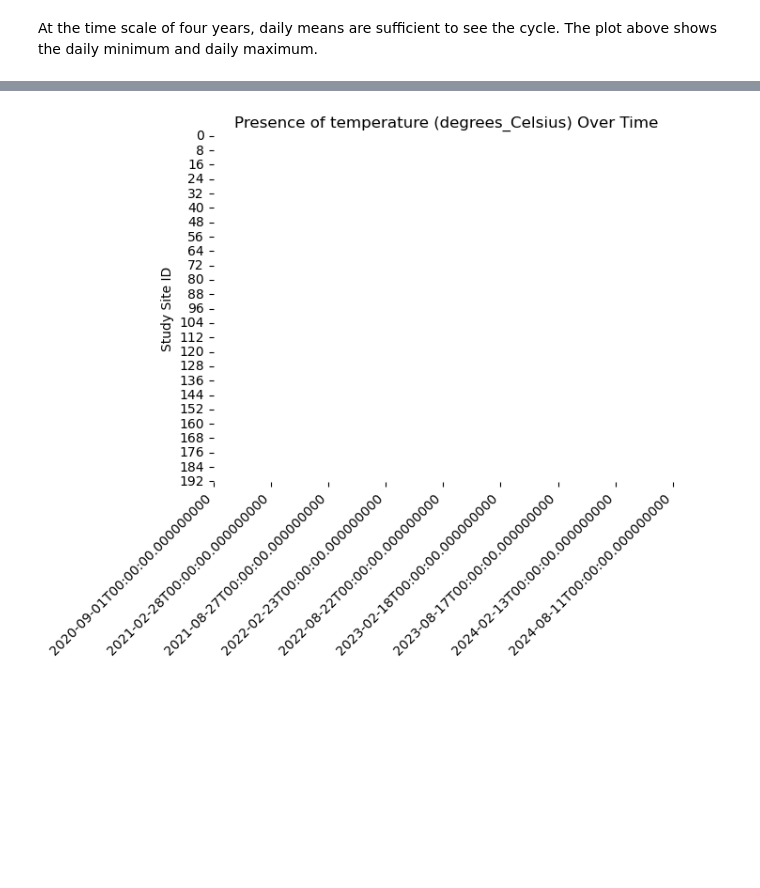
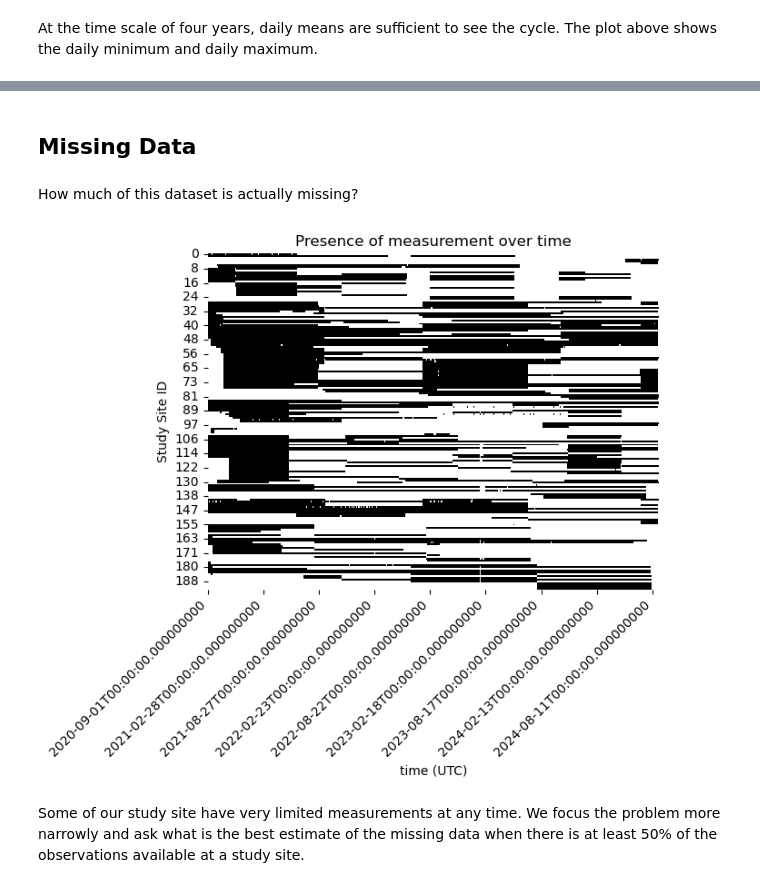
Before and after one commit to jmunroe/OceanDataImputation, a Jupyter notebook: CombineSegments.ipynb, the cells around one changed output, grey strips where cells are left out. Cells and saved outputs as stored; diff of their text form; code cells hidden in the pictures; blank space fills up the shorter version.

```diff
--- a/CombineSegments.ipynb
+++ b/CombineSegments.ipynb
@@ -52,7 +85,7 @@ study_sites
 # %% [markdown]
 For any of these study sites we can consider all of the observational segements at that station and depth.
 # %%
-study_site = study_sites.iloc[83]
+study_site = study_sites.iloc[157]
 
 subset = metadata[ (metadata['waterbody'] == study_site['waterbody']) &  (metadata['station'] == study_site['station']) & (metadata['depth (m)'] == study_site['depth (m)'])]
 display(subset)
@@ -84,7 +117,6 @@ for index, row in subset.iterrows():
 
 series_df = pd.concat(series_segments)
 series_df.sort_index(inplace=True)
-daily_series_df = series_df.resample('D').max()
 
 ax[1].set_title('Resampled to daily mean')
 daily_series_df = series_df.resample('D').min()
@@ -114,36 +146,40 @@ end_date = "2024-08-31"
 
 daily_time_index = pd.date_range(start=start_date, end=end_date, freq='D')
 
-data = pd.DataFrame(index=daily_time_index)
+all_timeseries = []
 
 for study_site_id in tqdm(study_sites.index):
 
     study_site = study_sites.iloc[study_site_id]
     #print(f'[{study_site_id}] {study_site.waterbody}:{study_site.station} at {study_site['depth (m)']} m')
+    study_site_name = f'{study_site.waterbody.replace(' ','')}_{study_site.station.replace(' ','')}_{study_site['depth (m)']:.0f}'
 
     subset = metadata[ (metadata['waterbody'] == study_site['waterbody']) &  (metadata['station'] == study_site['station']) & (metadata['depth (m)'] == study_site['depth (m)'])].copy()
 
-    series_segments = []
-    for segment_id in subset.index:
+    segments = []
+    for segment_id, row in subset.iterrows():
 
         csvfile = f"segments/{row['segment']}.csv"
-        series = pd.read_csv(csvfile, index_col='time (UTC)', parse_dates=True)
+        segment = pd.read_csv(csvfile, index_col='time (UTC)', parse_dates=True)
 
-        series.sort_index(inplace=True)
+        segment.sort_index(inplace=True)
 
         # blank out observations that do not pass QC
-        series[series[qc_flag] != 'Pass'] = np.nan
-        series = series.drop(columns=[qc_flag])
+        segment[segment[qc_flag] != 'Pass'] = np.nan
+        segment = segment.drop(columns=[qc_flag])
 
-        if series.count()[variable] > 0:
-            series_segments.append(series)
+        if segment.count()[variable] > 0:
+            segments.append(segment)
 
-    if len(series_segments) > 0:
-        series_df = pd.concat(series_segments)
-        series_df.sort_index(inplace=True)
+    if len(segments) > 0:
 
-        daily_series_df = series_df.resample('D').mean()
+        timeseries = pd.concat(segments)
+        timeseries.columns = [study_site_id]
 
-        data[study_site_id] = daily_series_df
-    else:
-        data[study_site_id] = np.nan
+        timeseries.sort_index(inplace=True)
+
+        daily_timeseries = timeseries.resample('D').mean()
+
+        all_timeseries.append(daily_timeseries)
+
+dataset = pd.concat(all_timeseries, axis=1)
@@ -166,20 +207,26 @@ df
+# %% [markdown]
+## Missing Data
+# %% [markdown]
+How much of this dataset is actually missing?
 # %%
-non_missing_data = ~df.isna()
+non_missing_data = ~dataset.isna()
 
 import seaborn as sns
 from matplotlib.dates import DateFormatter
 
 plt.figure()
 sns.heatmap(non_missing_data.T, xticklabels= 180, cmap=['white', 'black'], cbar=False)
 
 plt.ylabel('Study Site ID')
-plt.title(f'Presence of {variable} Over Time')
+plt.title(f'Presence of measurement over time')
 
 # Rotating the time axis labels for better readability
 plt.xticks(rotation=45, ha='right')
 
 plt.show()
 # %% [output]
-[figure, old version]
+[figure, new version]
+# %% [markdown]
+Some of our study site have very limited measurements at any time. We focus the problem more narrowly and ask what is the best estimate of the missing data when there is at least 50% of the observations available at a study site.
 # %%
 # Calculate the percentage of non-missing data for each study site
```
Also changed, not shown: parts of 34 cells of this notebook, 17 other files.
